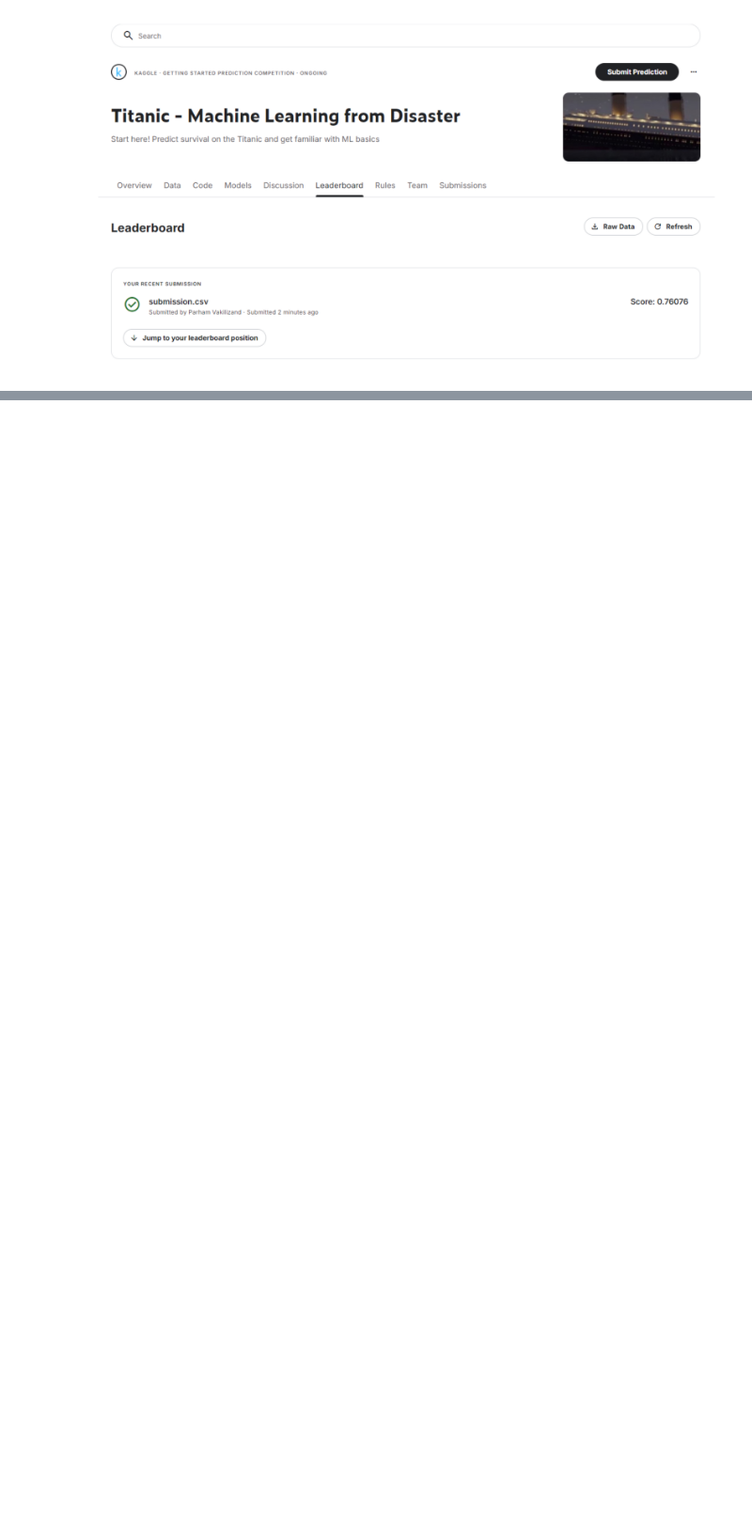
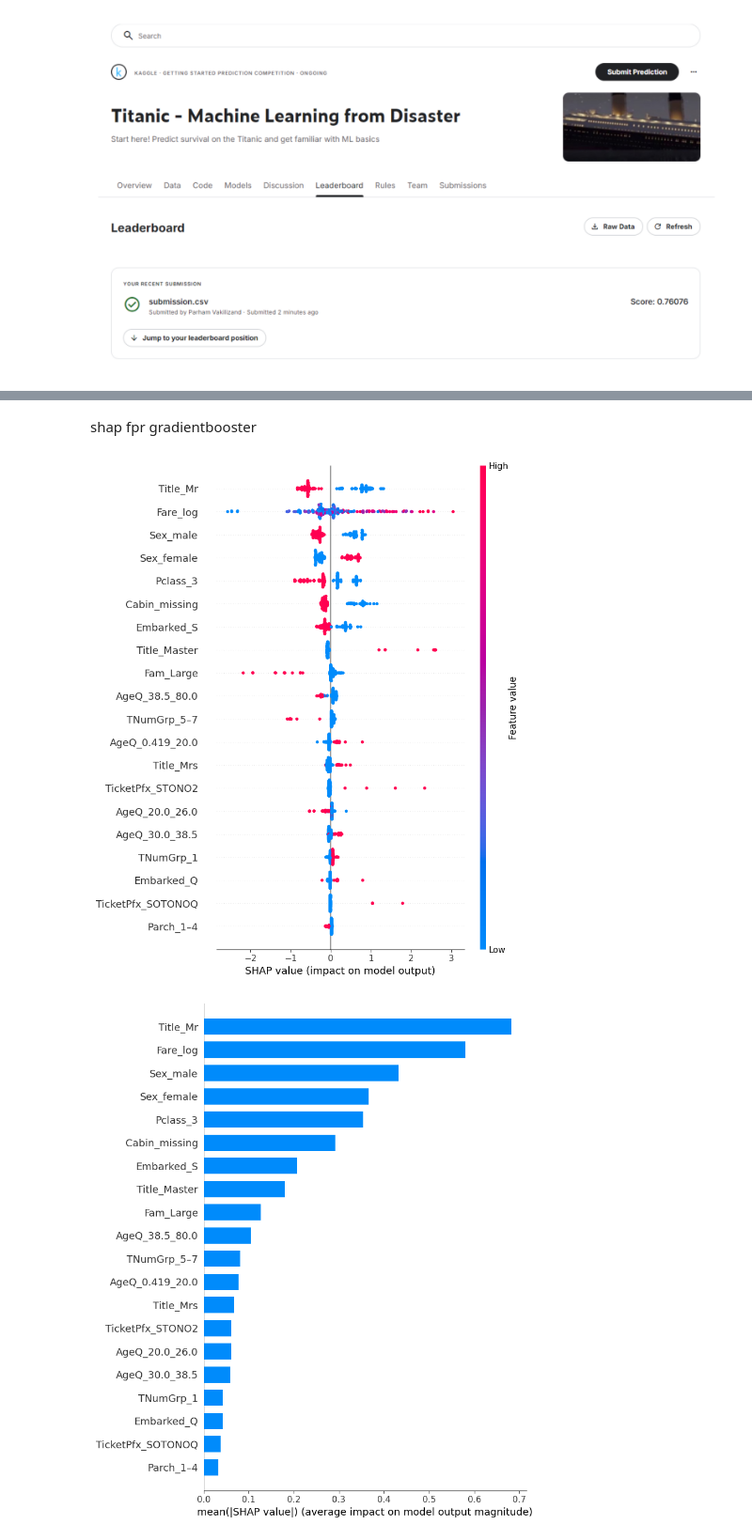
Before and after one commit to parhamvz73/Machine-Learning, a Jupyter notebook: Titanic_classification.ipynb, the cells around one changed output, grey strips where cells are left out. Shown at 94% size. Saved outputs shown, nothing was run; the diff lists cells and outputs as text; code cells hidden in the pictures; blank space fills up the shorter version.

```diff
--- a/Titanic_classification.ipynb
+++ b/Titanic_classification.ipynb
@@ -4449,0 +4376,20 @@ show_png("/content/drive/MyDrive/ML Projects/Titanic-Disaster/data/score.PNG")
+# %% [markdown]
+shap fpr gradientbooster
+# %%
+# pip install shap
+import shap
+
+# Use a small background sample for speed
+bg = shap.sample(X_train, 100, random_state=42)
+
+# Explain the trained GB inside your voting
+gb.fit(X_train, y_train)
+expl_gb = shap.TreeExplainer(gb)
+shap_values_gb = expl_gb.shap_values(X_val)
+
+# Summary (global importance)
+shap.summary_plot(shap_values_gb, X_val, show=True)        # beeswarm
+shap.summary_plot(shap_values_gb, X_val, plot_type="bar")  # bar ranking
+# %% [output]
+[figure, added]
+[figure, added]
```
Also changed, not shown: parts of 66 cells of this notebook.
